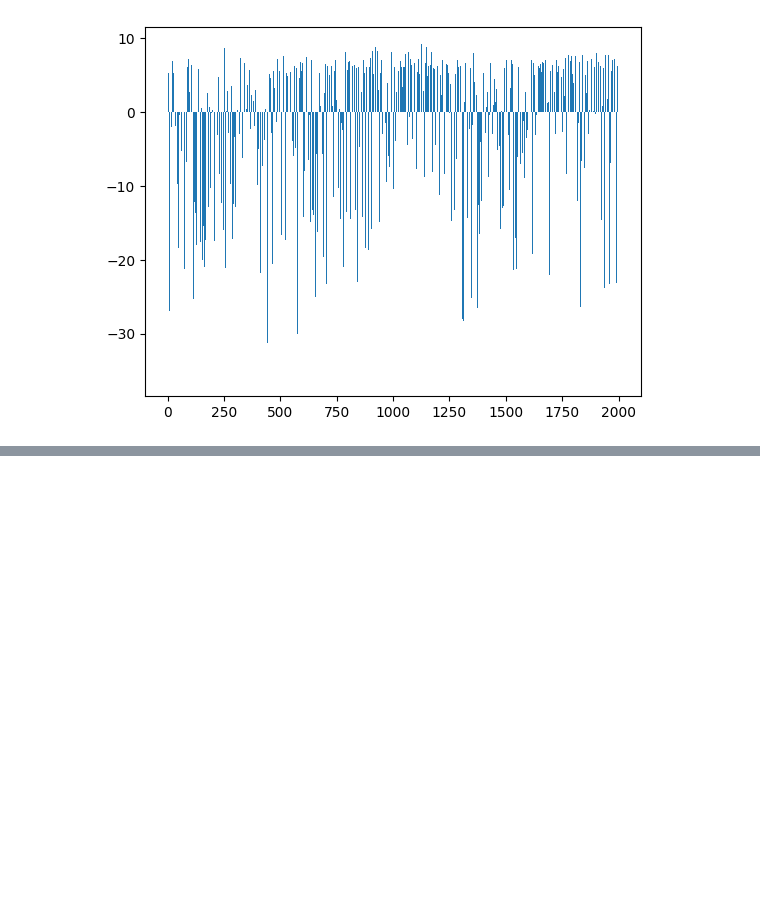
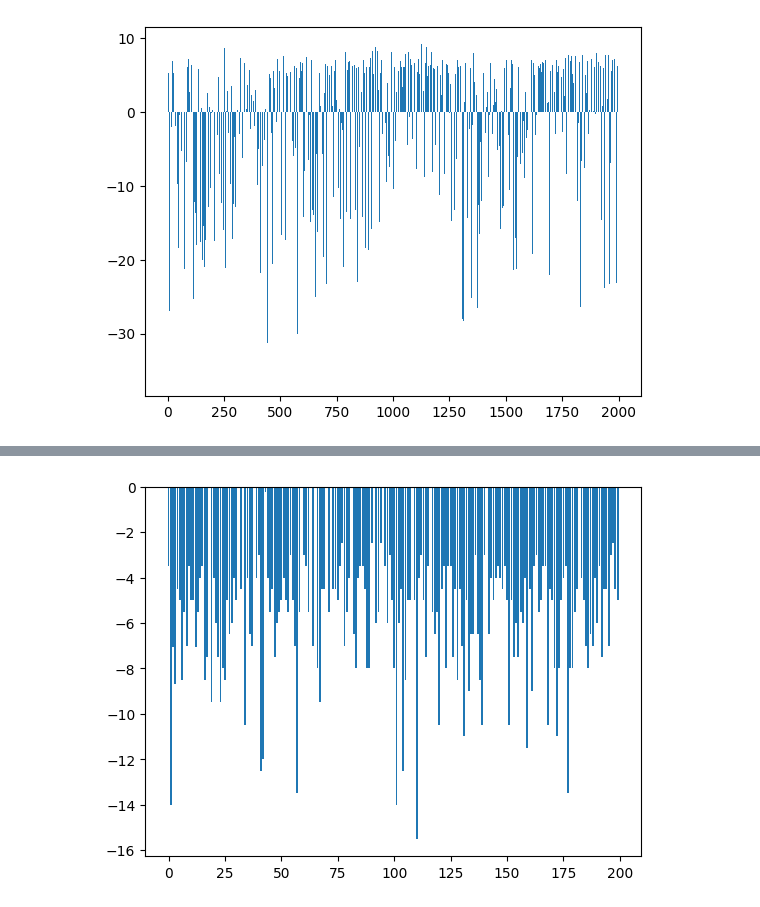
Before and after one commit to likviq/trackmania-ai, a Jupyter notebook: notebooks/rl-implementations/training_results.ipynb, the cells around one changed output, grey strips where cells are left out. Saved outputs shown, nothing was run; the diff lists cells and outputs as text; code cells hidden in the pictures; blank space fills up the shorter version.

Commit message:
eval gym + new rewards system

```diff
--- a/notebooks/rl-implementations/training_results.ipynb
+++ b/notebooks/rl-implementations/training_results.ipynb
@@ -368,0 +403,8 @@ plt.show()
+# %%
+import numpy as np
+import matplotlib.pyplot as plt
+
+plt.bar(epochs,rewards)
+plt.show()
+# %% [output]
+[figure, added]
```
Also changed, not shown: parts of 13 cells of this notebook, 5 other files.
